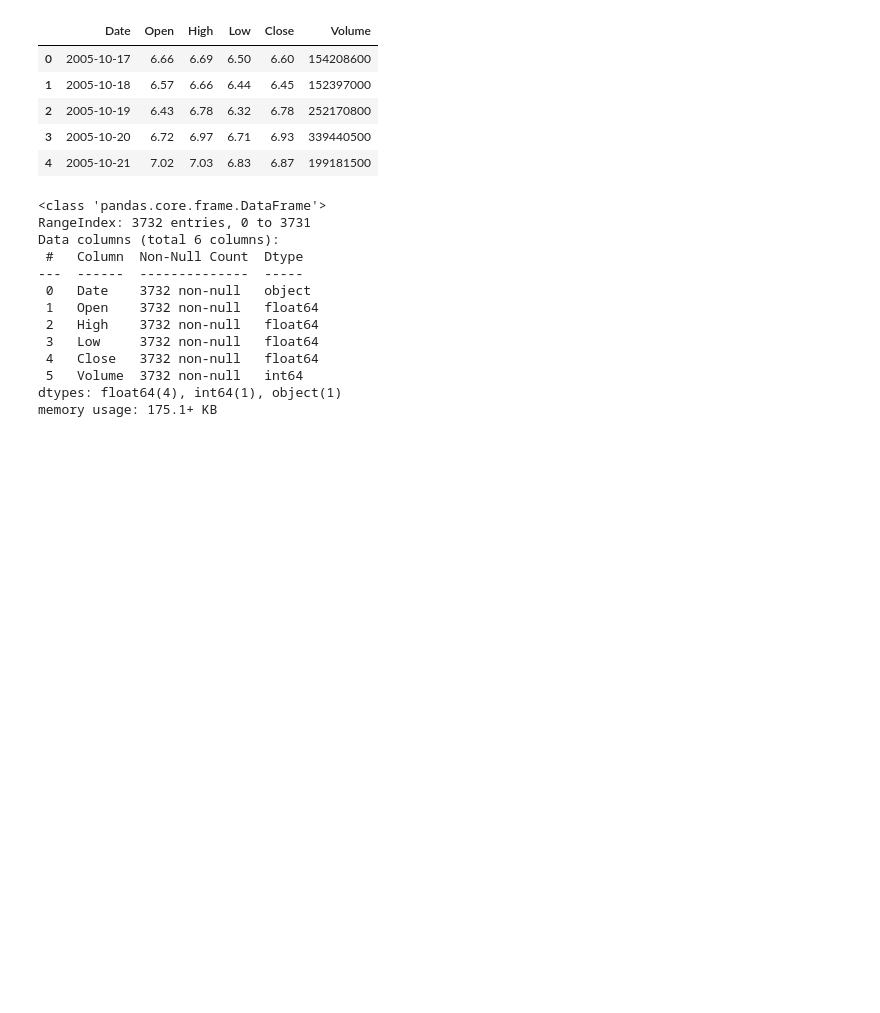
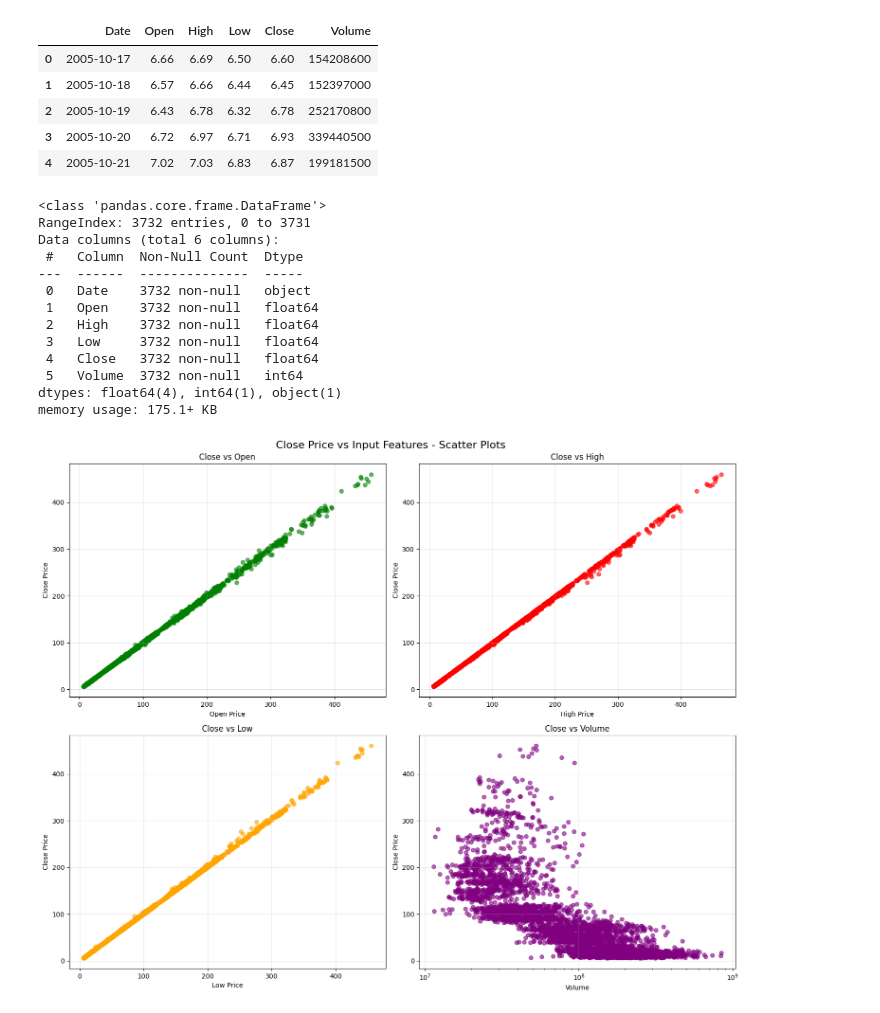
Before and after one commit to Krrish-Devani/Stock-Price-Prediction, a Jupyter notebook: notebook/EDA_STOCK_PRICE.ipynb, the cells around one changed output. Saved outputs shown, nothing was run; the diff lists cells and outputs as text; code cells hidden in the pictures; blank space fills up the shorter version.

```diff
--- a/notebook/EDA_STOCK_PRICE.ipynb
+++ b/notebook/EDA_STOCK_PRICE.ipynb
@@ -211,3 +211,41 @@ Data columns (total 6 columns):
  5   Volume  3732 non-null   int64
 dtypes: float64(4), int64(1), object(1)
 memory usage: 175.1+ KB
+# %%
+# 3. Scatter plots - Close vs each input feature
+fig, axes = plt.subplots(2, 2, figsize=(15, 12))
+fig.suptitle('Close Price vs Input Features - Scatter Plots', fontsize=16)
+
+# Close vs Open
+axes[0,0].scatter(new_df['Open'], new_df['Close'], alpha=0.6, color='green')
+axes[0,0].set_xlabel('Open Price')
+axes[0,0].set_ylabel('Close Price')
+axes[0,0].set_title('Close vs Open')
+axes[0,0].grid(True, alpha=0.3)
+
+# Close vs High
+axes[0,1].scatter(new_df['High'], new_df['Close'], alpha=0.6, color='red')
+axes[0,1].set_xlabel('High Price')
+axes[0,1].set_ylabel('Close Price')
+axes[0,1].set_title('Close vs High')
+axes[0,1].grid(True, alpha=0.3)
+
+# Close vs Low
+axes[1,0].scatter(new_df['Low'], new_df['Close'], alpha=0.6, color='orange')
+axes[1,0].set_xlabel('Low Price')
+axes[1,0].set_ylabel('Close Price')
+axes[1,0].set_title('Close vs Low')
+axes[1,0].grid(True, alpha=0.3)
+
+# Close vs Volume (log scale for better visualization)
+axes[1,1].scatter(new_df['Volume'], new_df['Close'], alpha=0.6, color='purple')
+axes[1,1].set_xlabel('Volume')
+axes[1,1].set_ylabel('Close Price')
+axes[1,1].set_title('Close vs Volume')
+axes[1,1].set_xscale('log')  # Log scale for volume
+axes[1,1].grid(True, alpha=0.3)
+
+plt.tight_layout()
+plt.show()
+# %% [output]
+[figure, added]
```
Also changed, not shown: 7 other files.
